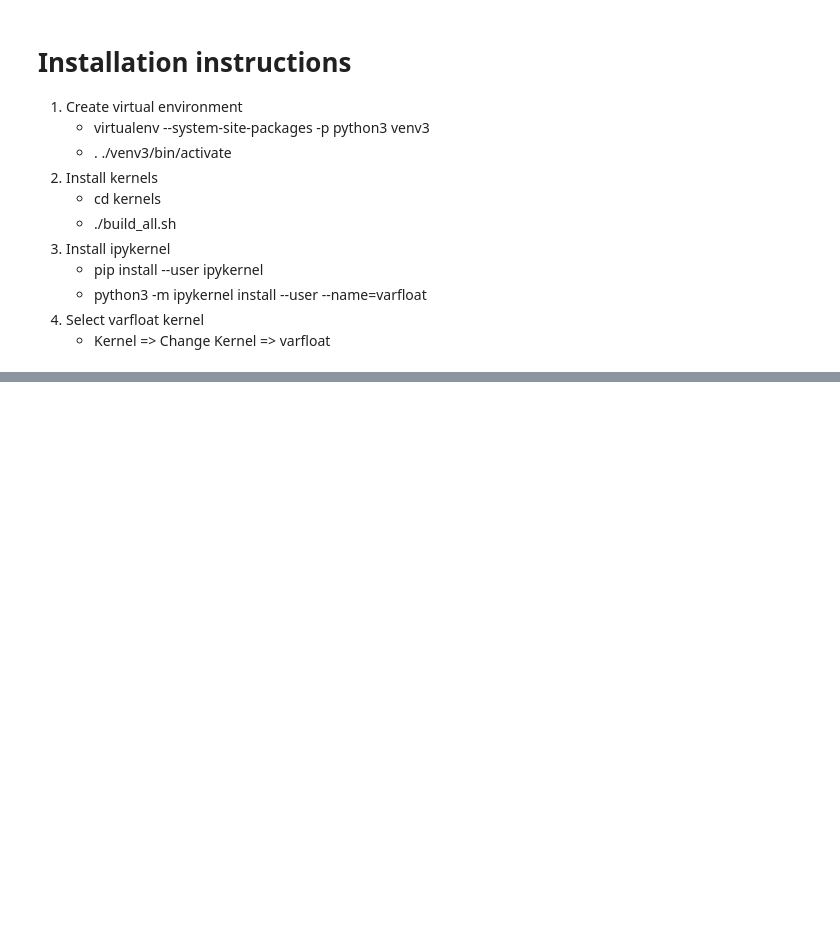
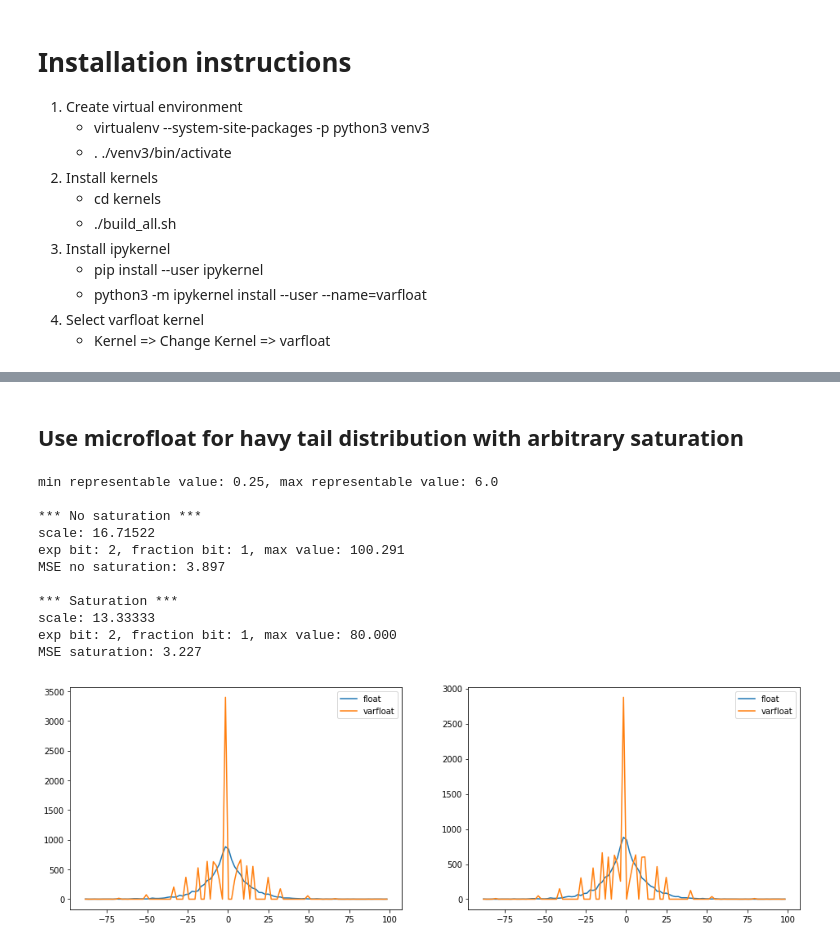
Before and after one commit to ynahshan/nn-varfloat-pytorch, a Jupyter notebook: jupyter/varfloat_usage.ipynb, the cells around one changed output, grey strips where cells are left out. Saved outputs shown, nothing was run; the diff lists cells and outputs as text; code cells hidden in the pictures; blank space fills up the shorter version.

```diff
--- a/jupyter/varfloat_usage.ipynb
+++ b/jupyter/varfloat_usage.ipynb
@@ -70,0 +134,70 @@ MSE: 0.0007
+# %% [markdown]
+## Use microfloat for havy tail distribution with arbitrary saturation
+# %%
+seed = 0
+torch.manual_seed(seed)
+torch.cuda.manual_seed_all(seed)
+np.random.seed(seed)
+
+# Define microfloat
+exp_bits = 2
+fraction_bits = 1
+round = True
+
+# Saturation bounds depends on both eponent and fraction bits
+bounds = varfloat.satBounds(exp_bits, fraction_bits)
+print("min representable value: {}, max representable value: {}".format(bounds[0], bounds[1]))
+
+x = torch.tensor(np.random.laplace(size=10000), dtype=torch.float).cuda() * 10
+
+print("\n*** No saturation ***")
+sat_val = x.abs().max()
+scale = sat_val / bounds[1]
+print("scale: {:.5f}".format(scale))
+
+# rescale x and conver to varfloat
+y = varfloat.fromFloat(x / scale, exp_bits, fraction_bits, round) * scale
+print("exp bit: {}, fraction bit: {}, max value: {:.3f}".format(exp_bits, fraction_bits, sat_val))
+print("MSE no saturation: {:.4}".format(torch.mean((y - x)**2)))
+
+rcParams['figure.figsize'] = 16, 5
+plt.subplot(1, 2, 1)
+histx = np.histogram(x.cpu(), bins=100)
+plt.plot(histx[1][:-1], histx[0]);
+
+histy = np.histogram(y.cpu(), bins=100, range=(x.min().item(), x.max().item()))
+plt.plot(histy[1][:-1], histy[0]);
+
+plt.legend(['float', 'varfloat'])
+
+print("\n*** Saturation ***")
+plt.subplot(1, 2, 2)
+sat_val = 80
+scale = sat_val / bounds[1]
+print("scale: {:.5f}".format(scale))
+print("exp bit: {}, fraction bit: {}, max value: {:.3f}".format(exp_bits, fraction_bits, sat_val))
+
+# rescale x and conver to varfloat
+y = varfloat.fromFloat(x / scale, exp_bits, fraction_bits, round) * scale
+print("MSE saturation: {:.4}".format(torch.mean((y - x)**2)))
+
+# histx = np.histogram(x.cpu(), bins=100)
+plt.plot(histx[1][:-1], histx[0]);
+
+histy = np.histogram(y.cpu(), bins=100, range=(x.min().item(), x.max().item()))
+plt.plot(histy[1][:-1], histy[0]);
+
+plt.legend(['float', 'varfloat']);
+# %% [output]
+min representable value: 0.25, max representable value: 6.0
+
+*** No saturation ***
+scale: 16.71522
+exp bit: 2, fraction bit: 1, max value: 100.291
+MSE no saturation: 3.897
+
+*** Saturation ***
+scale: 13.33333
+exp bit: 2, fraction bit: 1, max value: 80.000
+MSE saturation: 3.227
+[figure, added]
```
Also changed, not shown: parts of 7 cells of this notebook, 1 other file.
